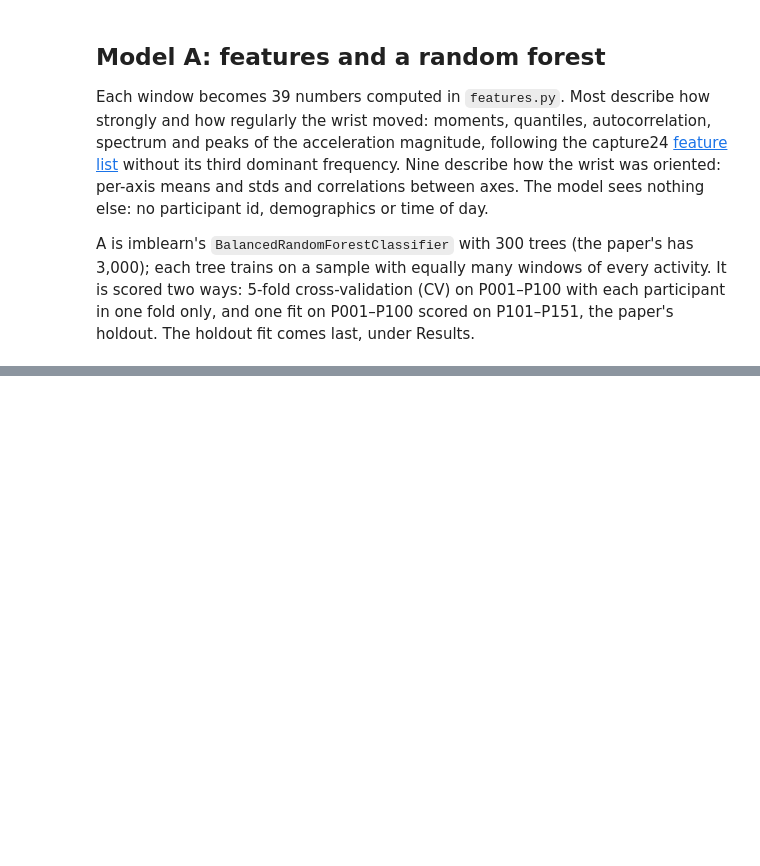
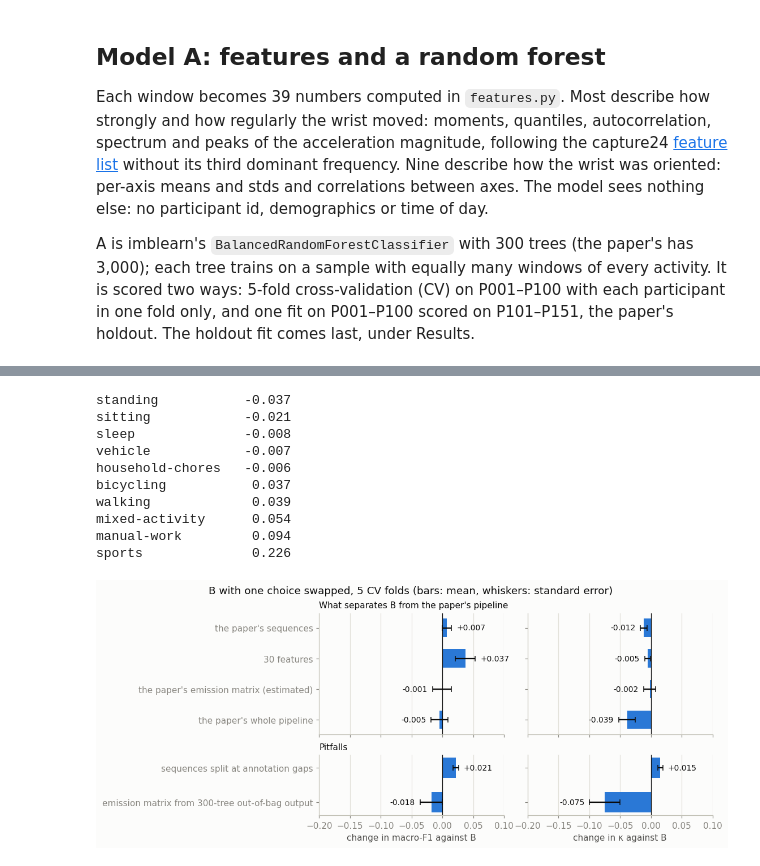
Before and after one commit to Alexr951/Capture-24, a Jupyter notebook: capture24_har.ipynb, the cells around one changed output, grey strips where cells are left out. Drawn from its saved outputs; the diff is of its cells as text; code cells hidden in the pictures; blank space fills up the shorter version.

```diff
--- a/capture24_har.ipynb
+++ b/capture24_har.ipynb
@@ -883,0 +598,42 @@ Next:
+# %%
+CHART_ROWS = {"What separates B from the paper's pipeline": ["the paper's sequences", "30 features",
+                                                             "the paper's emission matrix (estimated)",
+                                                             "the paper's whole pipeline"],
+              "Pitfalls": ["sequences split at annotation gaps", "emission matrix from 300-tree out-of-bag output"]}
+
+
+def plot_ablation():
+    """Change in macro-F1 and kappa against B, mean over folds ± standard error of the per-fold differences."""
+    fig, axes = plt.subplots(2, 2, figsize=(10, 4.2), sharex=True, sharey="row", layout="constrained",
+                             height_ratios=[len(rows) for rows in CHART_ROWS.values()])
+    for row, (title, variants) in zip(axes, CHART_ROWS.items()):
+        for ax, metric in zip(row, SHOWN):
+            change = pd.DataFrame({v: ABLATION.loc[v, metric] - ABLATION.loc["B", metric] for v in variants})
+            ax.barh(variants, change.mean(), xerr=change.sem(), color=BLUE, height=0.6, ecolor=INK, capsize=3)
+            har.label_bars(ax, change.mean(), change.sem(), "+.3f")
+            ax.axvline(0, color=INK, lw=0.8)
+            ax.set(xlim=(-0.2, 0.1))
+            ax.grid(axis="y", visible=False)
+        row[0].invert_yaxis()
+        row[0].set_title(title, loc="left", fontsize=10)
+    for ax, name in zip(axes[-1], SHOWN.values()):
+        ax.set_xlabel(f"change in {name} against B")
+    fig.suptitle("B with one choice swapped, 5 CV folds (bars: mean, whiskers: standard error)")
+
+
+plot_ablation()
+# Is the 30-feature gain one class? Per-class F1 change against B, mean over folds.
+by_class = pd.DataFrame(ABLATION["per_class_f1"].tolist(), index=ABLATION.index, columns=TASK_CODES["10-class"])
+print((by_class.loc["30 features"] - by_class.loc["B"]).mean().sort_values().round(3).to_string())
+# %% [output]
+standing           -0.037
+sitting            -0.021
+sleep              -0.008
+vehicle            -0.007
+household-chores   -0.006
+bicycling           0.037
+walking             0.039
+mixed-activity      0.054
+manual-work         0.094
+sports              0.226
+[figure, added]
```
Also changed, not shown: parts of 48 cells of this notebook, 26 other files.
